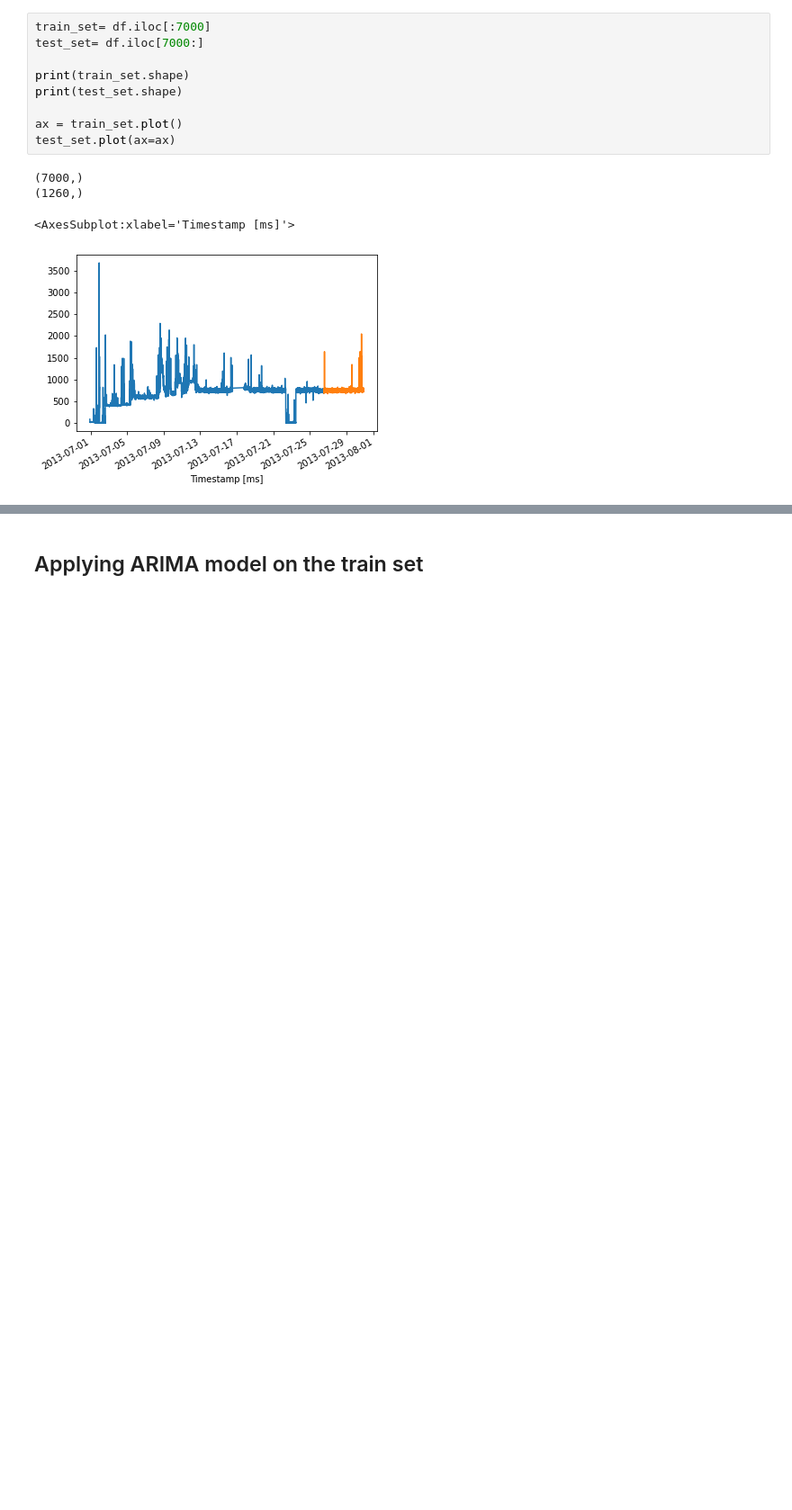
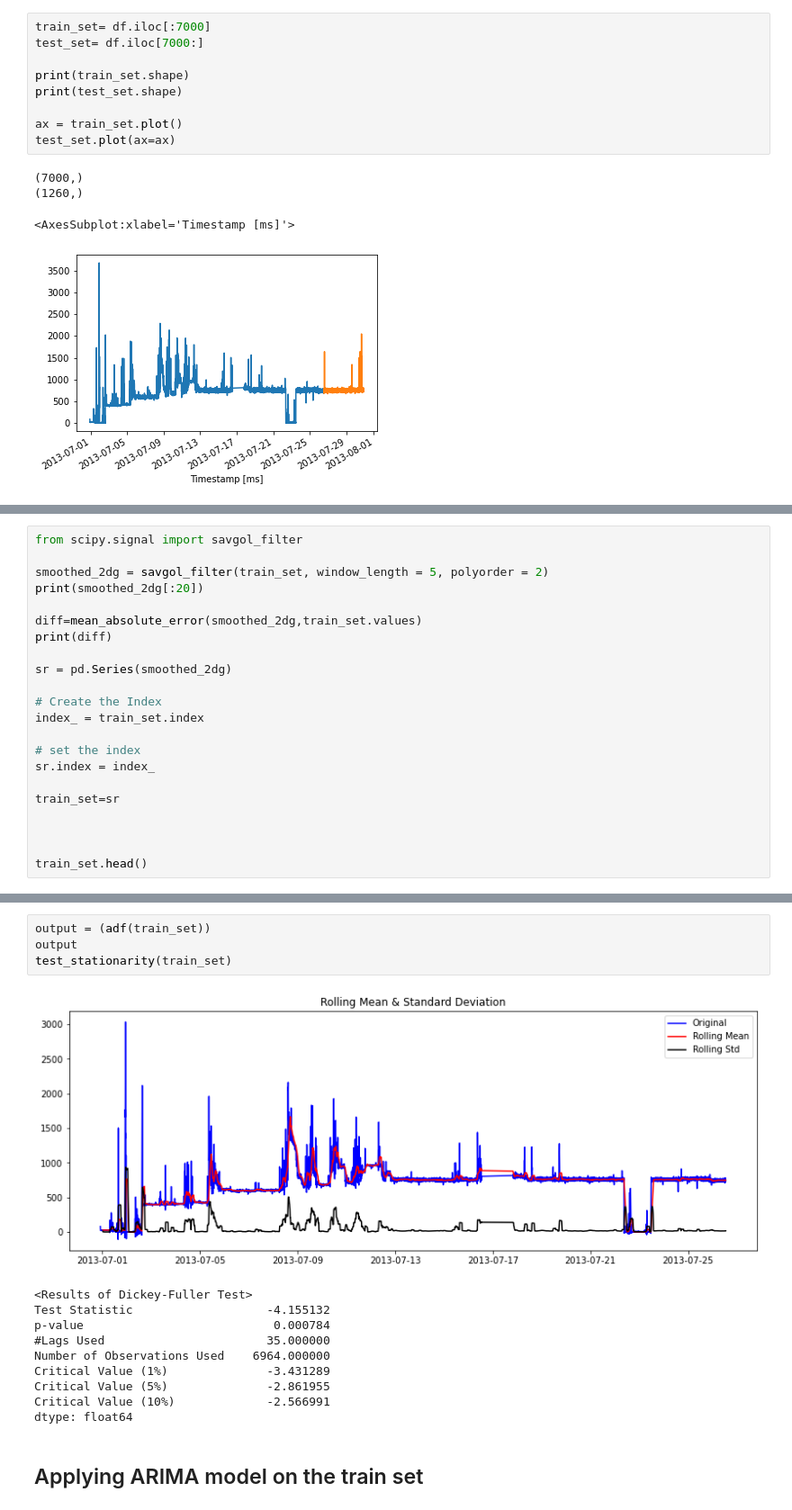
Before and after one commit to rajoy99/Cloud-Data-Center-Workload-forecast, a Jupyter notebook: arima.ipynb, the cells around one changed output, grey strips where cells are left out. Shown at 90% size. Drawn from its saved outputs; the diff is of its cells as text; blank space fills up the shorter version.

```diff
--- a/arima.ipynb
+++ b/arima.ipynb
@@ -128,0 +154,22 @@ test_set.plot(ax=ax)
+# %%
+from scipy.signal import savgol_filter
+
+smoothed_2dg = savgol_filter(train_set, window_length = 5, polyorder = 2)
+print(smoothed_2dg[:20])
+
+diff=mean_absolute_error(smoothed_2dg,train_set.values)
+print(diff)
+
+sr = pd.Series(smoothed_2dg)
+
+# Create the Index
+index_ = train_set.index
+
+# set the index
+sr.index = index_
+
+train_set=sr
+
+
+
+train_set.head()
@@ -129,3 +189,18 @@ test_set.plot(ax=ax)
+# %%
+output = (adf(train_set))
+output
+test_stationarity(train_set)
+# %% [output]
+[figure, added]
+<Results of Dickey-Fuller Test>
+Test Statistic                   -4.155132
+p-value                           0.000784
+#Lags Used                       35.000000
+Number of Observations Used    6964.000000
+Critical Value (1%)              -3.431289
+Critical Value (5%)              -2.861955
+Critical Value (10%)             -2.566991
+dtype: float64
 # %% [markdown]
 <h2>Applying ARIMA model on the  train set</h2>
 # %%
```
Also changed, not shown: parts of 10 cells of this notebook.
